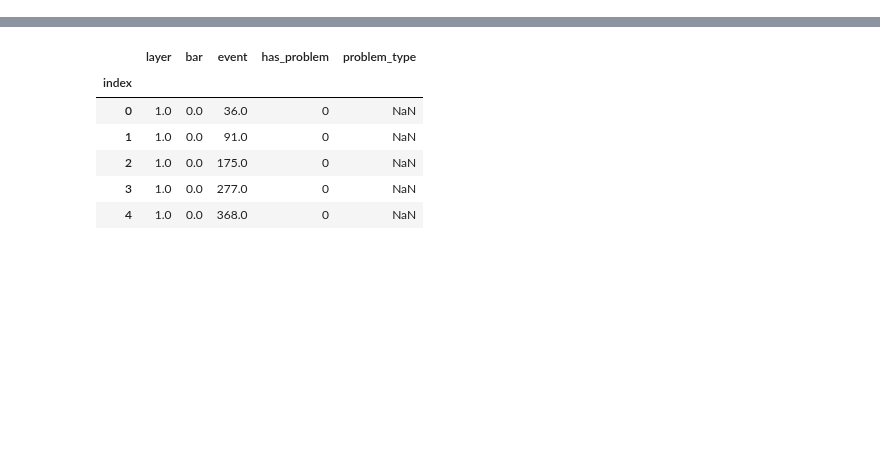
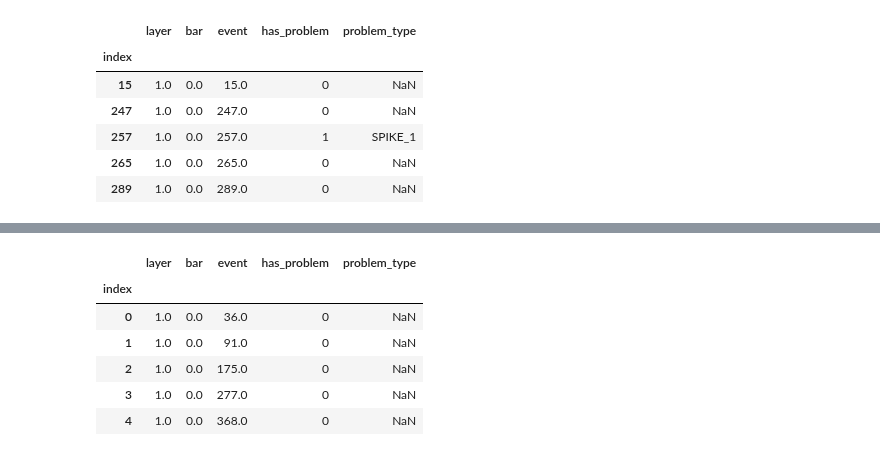
Before and after one commit to gajdangreta/hcalTestBeam, a Jupyter notebook: hcalEnv/notebooks/pulse_analysis.ipynb, the cells around one changed output, grey strips where cells are left out. Cells and saved outputs as stored; diff of their text form; code cells hidden in the pictures; blank space fills up the shorter version.

```diff
--- a/hcalEnv/notebooks/pulse_analysis.ipynb
+++ b/hcalEnv/notebooks/pulse_analysis.ipynb
@@ -10,0 +45,12 @@ pd.set_option('display.max_columns', None)
+# %%
+pulse_df=pd.read_csv(d_folder+"run_"+str(r_n)+"_pulse_problems.csv", index_col="index")
+# %%
+pulse_df.head()
+# %% [output]
+|  | layer | bar | event | has_problem | problem_type |
+| index |  |  |  |  |  |
+| 15 | 1.0 | 0.0 | 15.0 | 0 | NaN |
+| 247 | 1.0 | 0.0 | 247.0 | 0 | NaN |
+| 257 | 1.0 | 0.0 | 257.0 | 1 | SPIKE_1 |
+| 265 | 1.0 | 0.0 | 265.0 | 0 | NaN |
+| 289 | 1.0 | 0.0 | 289.0 | 0 | NaN |
```
Also changed, not shown: parts of 7 cells of this notebook, 1 other file.
